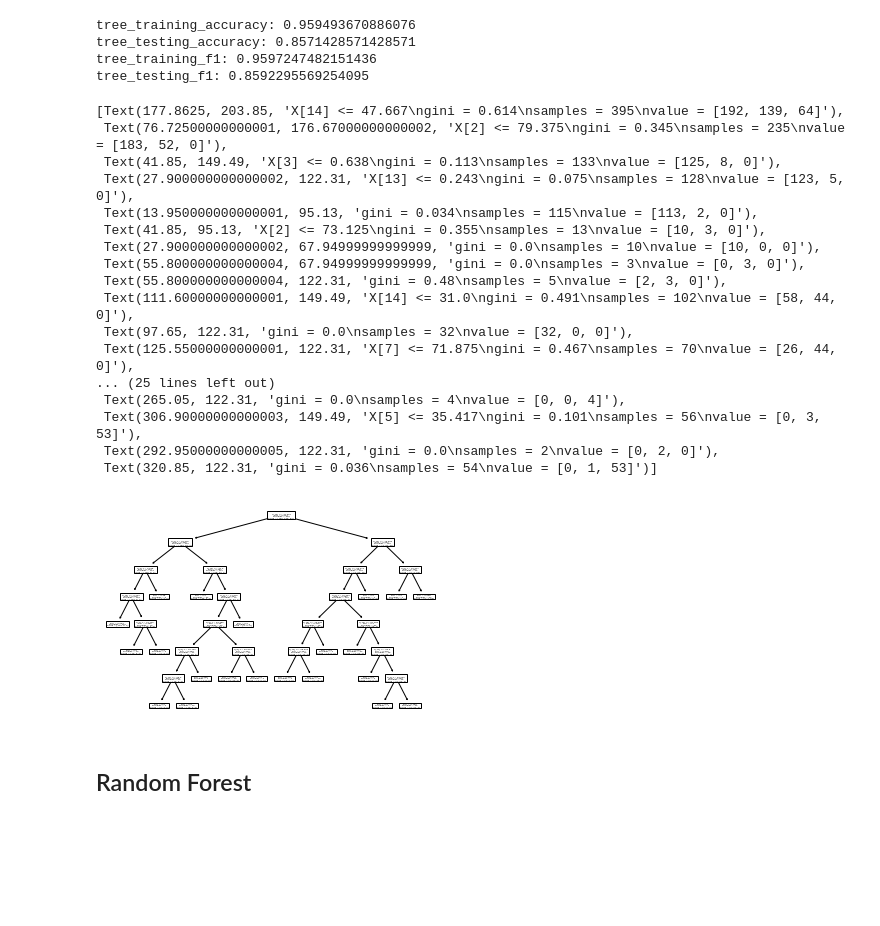
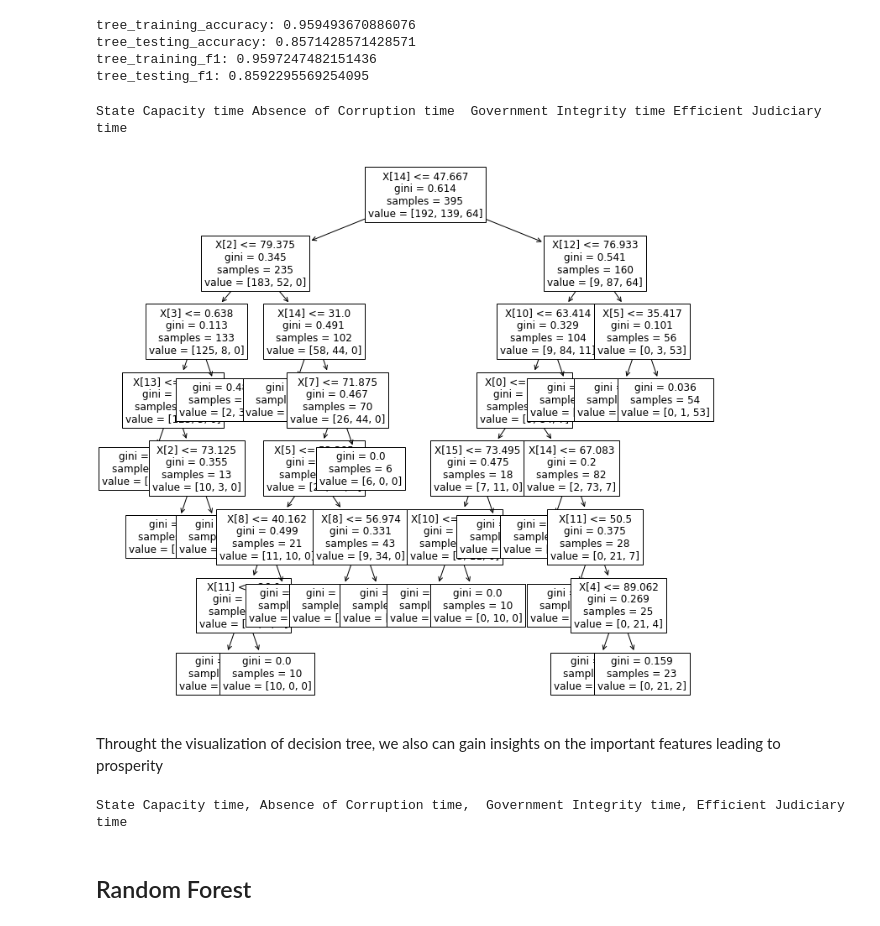
Before and after one commit to illinois-stat447/fa22-prj-muhanz2-jk36-haorany3-maf7, a Jupyter notebook: demo-static_years.ipynb, the cells around one changed output. Cells and saved outputs as stored; diff of their text form; code cells hidden in the pictures; blank space fills up the shorter version.

```diff
--- a/demo-static_years.ipynb
+++ b/demo-static_years.ipynb
@@ -203,26 +208,18 @@ tree_testing_accuracy: 0.8571428571428571
 tree_training_f1: 0.9597247482151436
 tree_testing_f1: 0.8592295569254095
 # %%
-tree.plot_tree(clf)
+plt.figure(figsize=(12,12))
+tree.plot_tree(clf, fontsize=12)
+plt.plot()
 # %% [output]
-[Text(177.8625, 203.85, 'X[14] <= 47.667\ngini = 0.614\nsamples = 395\nvalue = [192, 139, 64]'),
- Text(76.72500000000001, 176.67000000000002, 'X[2] <= 79.375\ngini = 0.345\nsamples = 235\nvalue = [183, 52, 0]'),
- Text(41.85, 149.49, 'X[3] <= 0.638\ngini = 0.113\nsamples = 133\nvalue = [125, 8, 0]'),
- Text(27.900000000000002, 122.31, 'X[13] <= 0.243\ngini = 0.075\nsamples = 128\nvalue = [123, 5, 0]'),
- Text(13.950000000000001, 95.13, 'gini = 0.034\nsamples = 115\nvalue = [113, 2, 0]'),
- Text(41.85, 95.13, 'X[2] <= 73.125\ngini = 0.355\nsamples = 13\nvalue = [10, 3, 0]'),
- Text(27.900000000000002, 67.94999999999999, 'gini = 0.0\nsamples = 10\nvalue = [10, 0, 0]'),
- Text(55.800000000000004, 67.94999999999999, 'gini = 0.0\nsamples = 3\nvalue = [0, 3, 0]'),
- Text(55.800000000000004, 122.31, 'gini = 0.48\nsamples = 5\nvalue = [2, 3, 0]'),
- Text(111.60000000000001, 149.49, 'X[14] <= 31.0\ngini = 0.491\nsamples = 102\nvalue = [58, 44, 0]'),
- Text(97.65, 122.31, 'gini = 0.0\nsamples = 32\nvalue = [32, 0, 0]'),
- Text(125.55000000000001, 122.31, 'X[7] <= 71.875\ngini = 0.467\nsamples = 70\nvalue = [26, 44, 0]'),
-... (25 lines left out)
- Text(265.05, 122.31, 'gini = 0.0\nsamples = 4\nvalue = [0, 0, 4]'),
- Text(306.90000000000003, 149.49, 'X[5] <= 35.417\ngini = 0.101\nsamples = 56\nvalue = [0, 3, 53]'),
- Text(292.95000000000005, 122.31, 'gini = 0.0\nsamples = 2\nvalue = [0, 2, 0]'),
- Text(320.85, 122.31, 'gini = 0.036\nsamples = 54\nvalue = [0, 1, 53]')]
+State Capacity time Absence of Corruption time  Government Integrity time Efficient Judiciary time
-[figure, old version]
+[figure, new version]
+# %% [markdown]
+Throught the visualization of decision tree, we also can gain insights on the important features leading to prosperity
+# %%
+print(f"{sheets[14]}, {sheets[12]}, {sheets[10]}, {sheets[7]}")
+# %% [output]
+State Capacity time, Absence of Corruption time,  Government Integrity time, Efficient Judiciary time
 # %% [markdown]
 ## Random Forest
 # %% [markdown]
```
Also changed, not shown: parts of 3 cells of this notebook, 10 other files.
